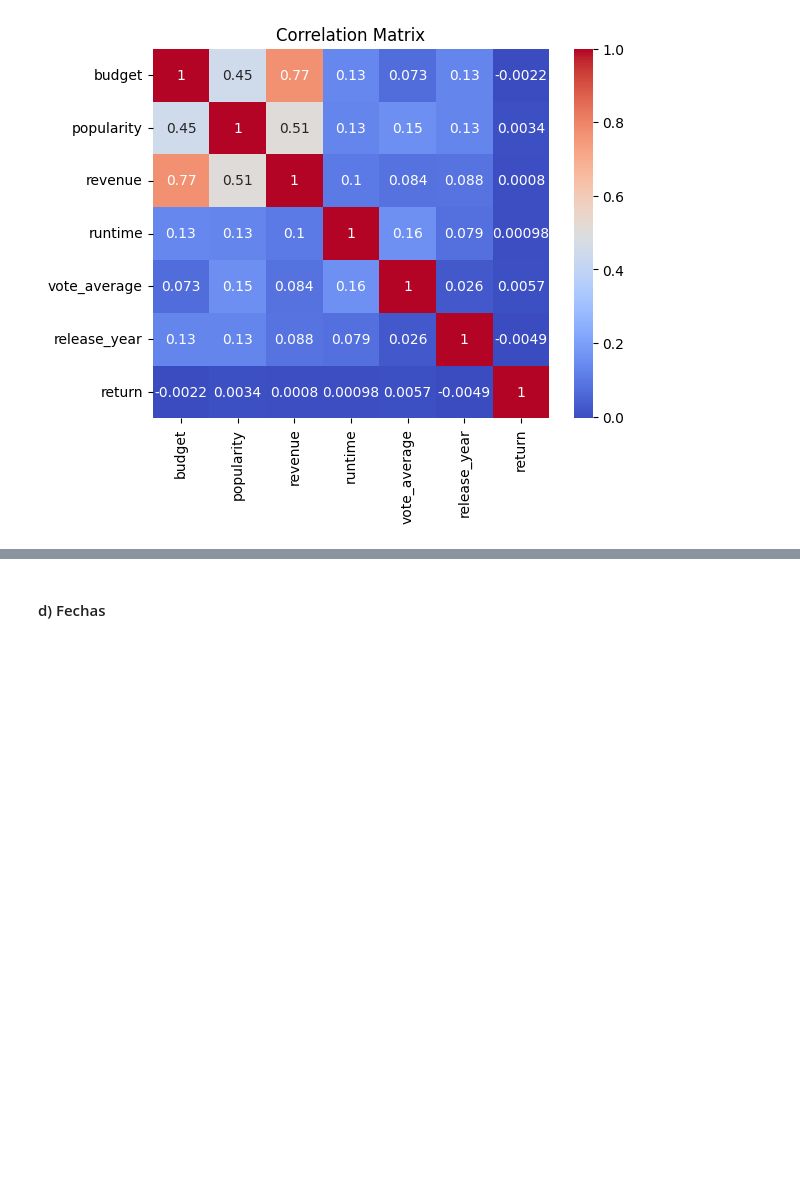
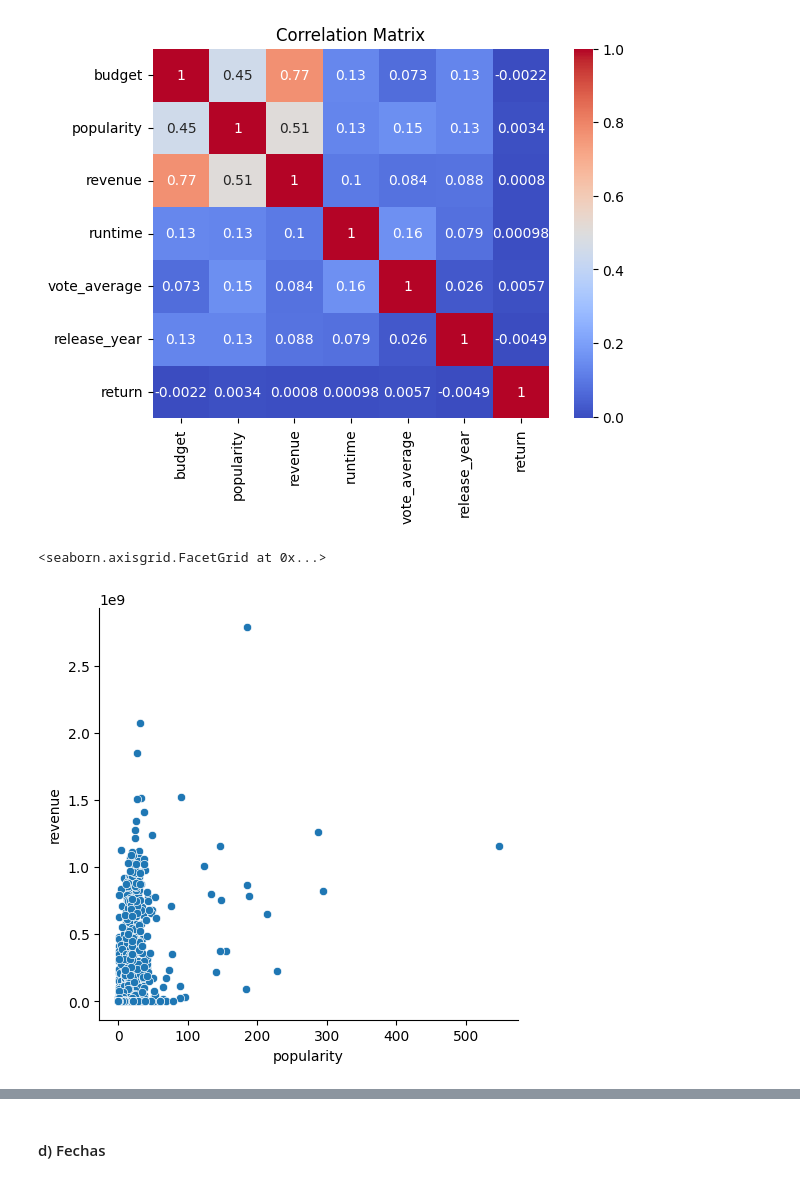
Before and after one commit to fedeandresg/1-proyecto-individual-MLOps, a Jupyter notebook: movies_recommendation.ipynb, the cells around one changed output, grey strips where cells are left out. Cells and saved outputs as stored; diff of their text form; code cells hidden in the pictures; blank space fills up the shorter version.

```diff
--- a/movies_recommendation.ipynb
+++ b/movies_recommendation.ipynb
@@ -305,0 +316,5 @@ plt.show()
+# %%
+sns.relplot(x='popularity',y='revenue', data=df)
+# %% [output]
+<seaborn.axisgrid.FacetGrid at 0x...>
+[figure, added]
```
Also changed, not shown: parts of 40 cells of this notebook, 1 other file.
